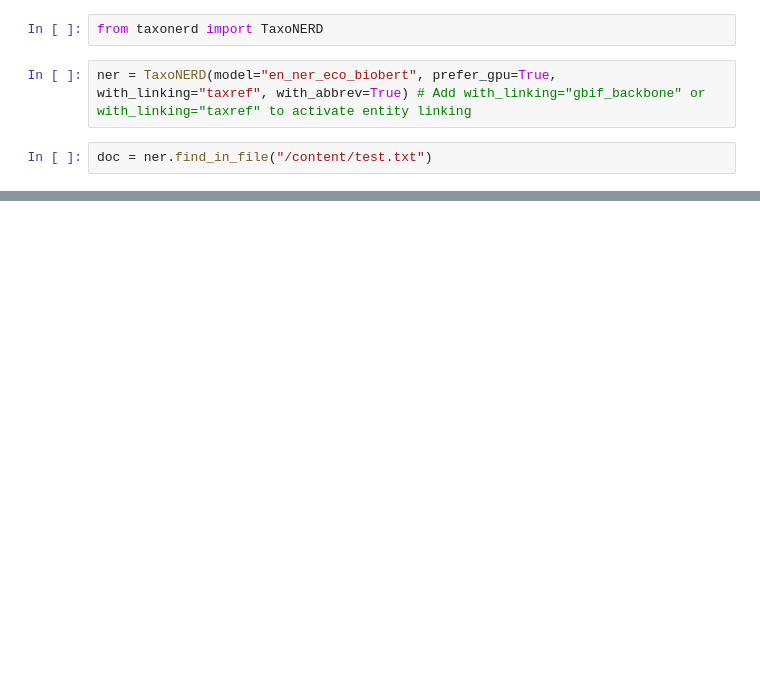
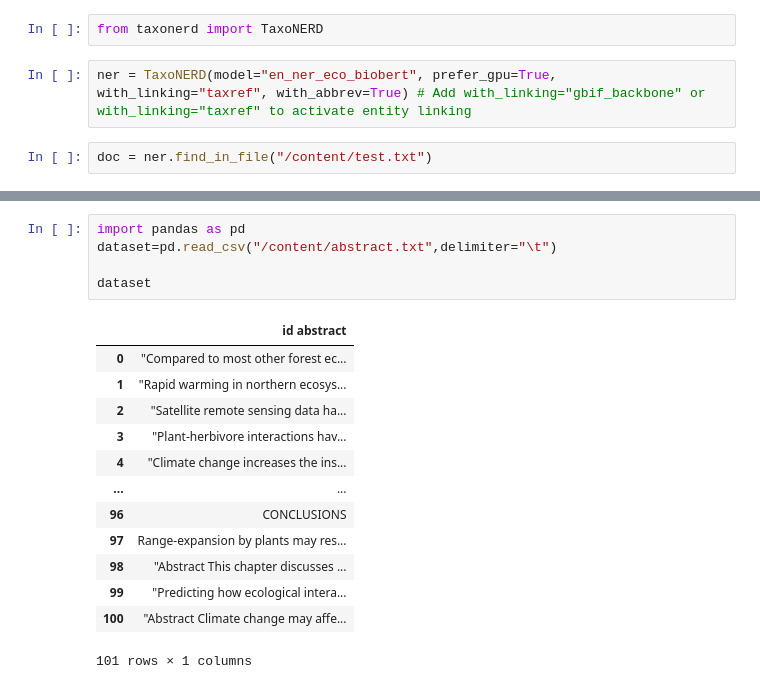
Before and after one commit to julianflowers/herbivores_ghg, a Jupyter notebook: unified_script.ipynb, the cells around one changed output, grey strips where cells are left out. Drawn from its saved outputs; the diff is of its cells as text; blank space fills up the shorter version.

```diff
--- a/unified_script.ipynb
+++ b/unified_script.ipynb
@@ -122,0 +227,19 @@ tagger = SequenceTagger.load("flair/ner-english-ontonotes-large")
+# %%
+import pandas as pd
+dataset=pd.read_csv("/content/abstract.txt",delimiter="\t")
+
+dataset
+# %% [output]
+|  | id abstract |
+| 0 | "Compared to most other forest ec... |
+| 1 | "Rapid warming in northern ecosys... |
+| 2 | "Satellite remote sensing data ha... |
+| 3 | "Plant-herbivore interactions hav... |
+| 4 | "Climate change increases the ins... |
+| ... | ... |
+| 96 | CONCLUSIONS |
+| 97 | Range-expansion by plants may res... |
+| 98 | "Abstract This chapter discusses ... |
+| 99 | "Predicting how ecological intera... |
+| 100 | "Abstract Climate change may affe... |
+101 rows × 1 columns
```
Also changed, not shown: parts of 16 cells of this notebook.
